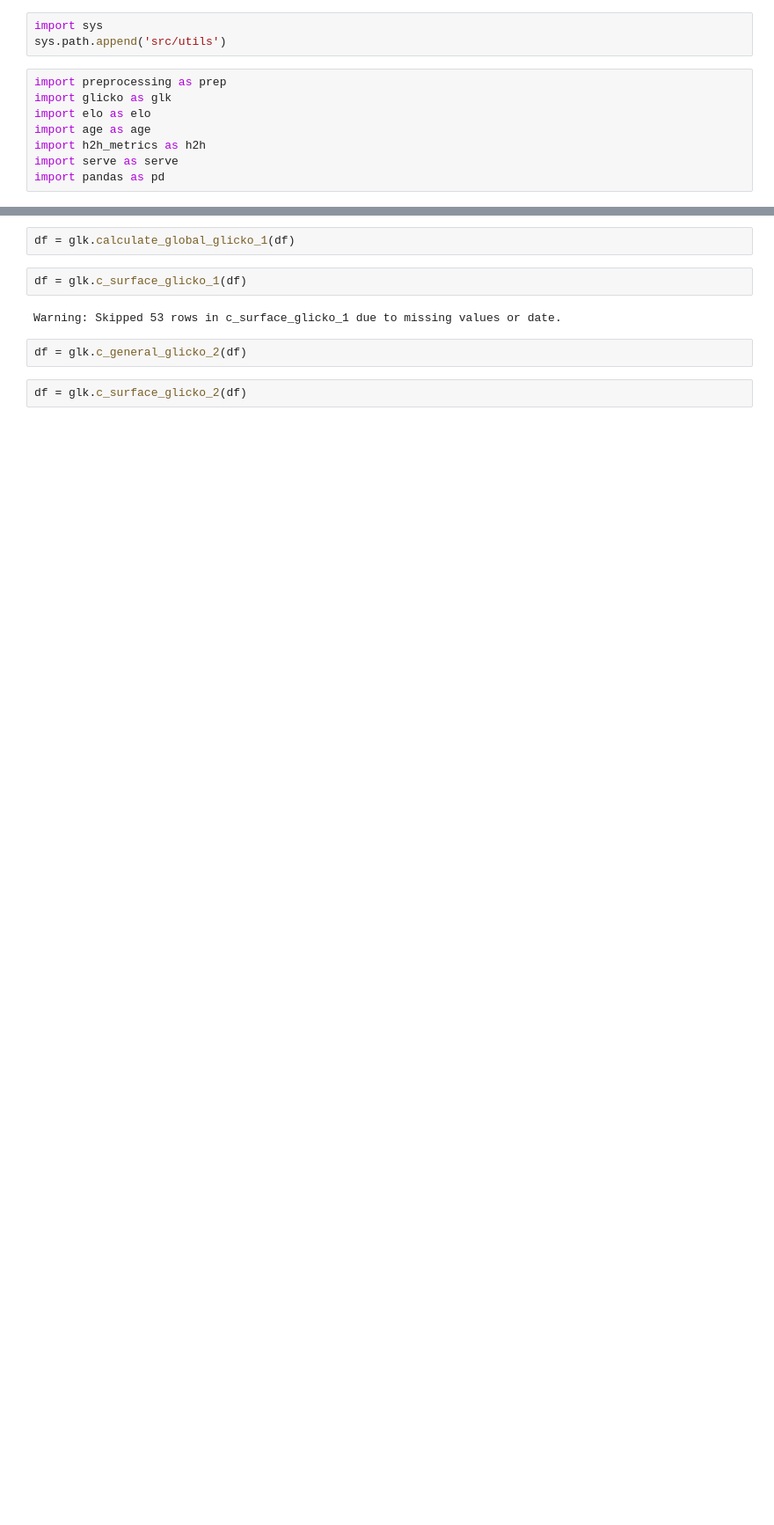
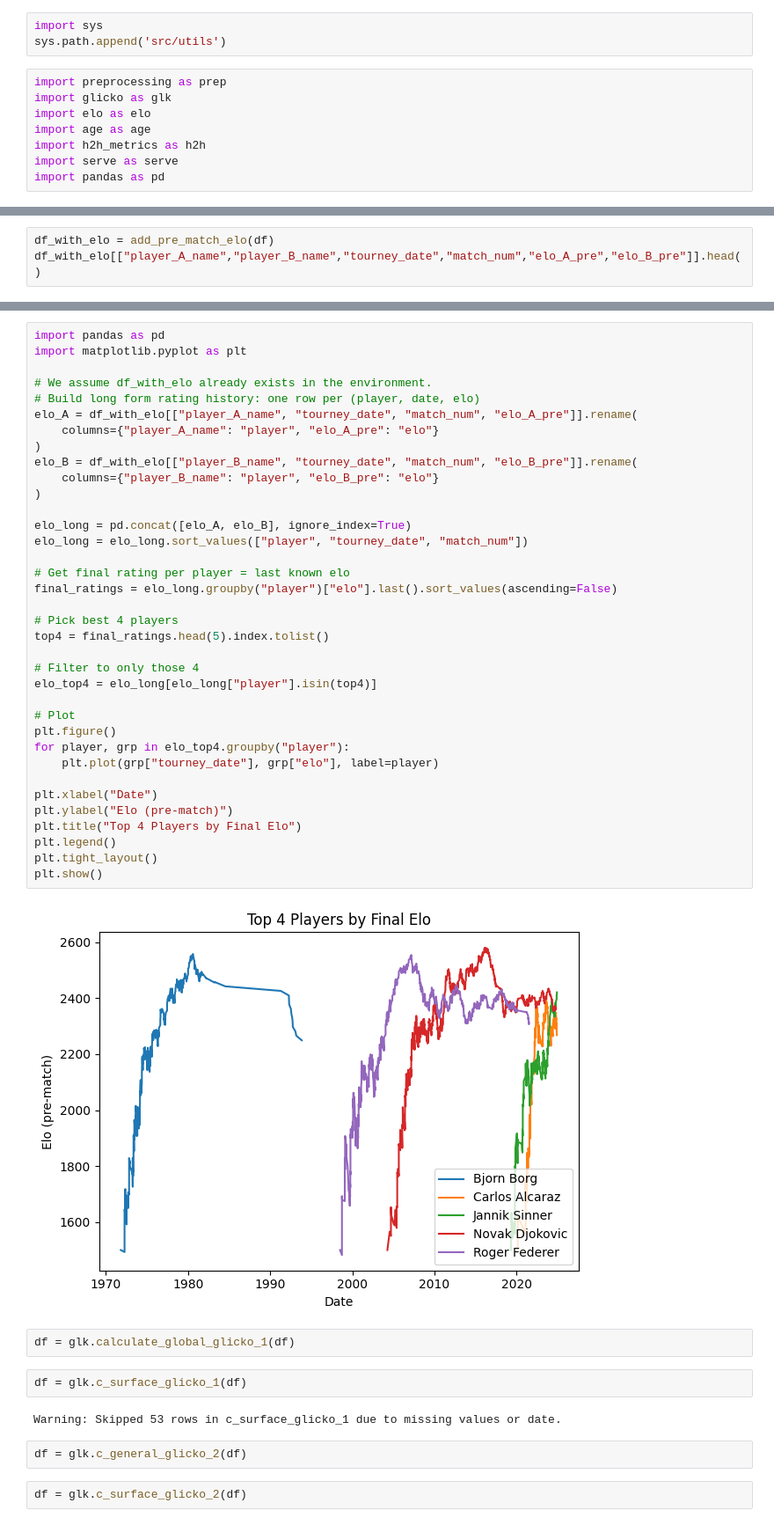
Before and after one commit to rbravez/tennis, a Jupyter notebook: notebook.ipynb, the cells around one changed output, grey strips where cells are left out. Shown at 88% size. Drawn from its saved outputs; the diff is of its cells as text; blank space fills up the shorter version.

```diff
--- a/notebook.ipynb
+++ b/notebook.ipynb
@@ -32,0 +142,3 @@ Combined DataFrame shape: (74906, 49)
+# %%
+df_with_elo = add_pre_match_elo(df)
+df_with_elo[["player_A_name","player_B_name","tourney_date","match_num","elo_A_pre","elo_B_pre"]].head()
@@ -33,3 +152,41 @@ Combined DataFrame shape: (74906, 49)
+# %%
+import pandas as pd
+import matplotlib.pyplot as plt
+
+# We assume df_with_elo already exists in the environment.
+# Build long form rating history: one row per (player, date, elo)
+elo_A = df_with_elo[["player_A_name", "tourney_date", "match_num", "elo_A_pre"]].rename(
+    columns={"player_A_name": "player", "elo_A_pre": "elo"}
+)
+elo_B = df_with_elo[["player_B_name", "tourney_date", "match_num", "elo_B_pre"]].rename(
+    columns={"player_B_name": "player", "elo_B_pre": "elo"}
+)
+
+elo_long = pd.concat([elo_A, elo_B], ignore_index=True)
+elo_long = elo_long.sort_values(["player", "tourney_date", "match_num"])
+
+# Get final rating per player = last known elo
+final_ratings = elo_long.groupby("player")["elo"].last().sort_values(ascending=False)
+
+# Pick best 4 players
+top4 = final_ratings.head(5).index.tolist()
+
+# Filter to only those 4
+elo_top4 = elo_long[elo_long["player"].isin(top4)]
+
+# Plot
+plt.figure()
+for player, grp in elo_top4.groupby("player"):
+    plt.plot(grp["tourney_date"], grp["elo"], label=player)
+
+plt.xlabel("Date")
+plt.ylabel("Elo (pre‑match)")
+plt.title("Top 4 Players by Final Elo")
+plt.legend()
+plt.tight_layout()
+plt.show()
+# %% [output]
+[figure, added]
 # %%
 df = glk.calculate_global_glicko_1(df)
 # %%
```
Also changed, not shown: parts of 4 cells of this notebook, 6 other files.
